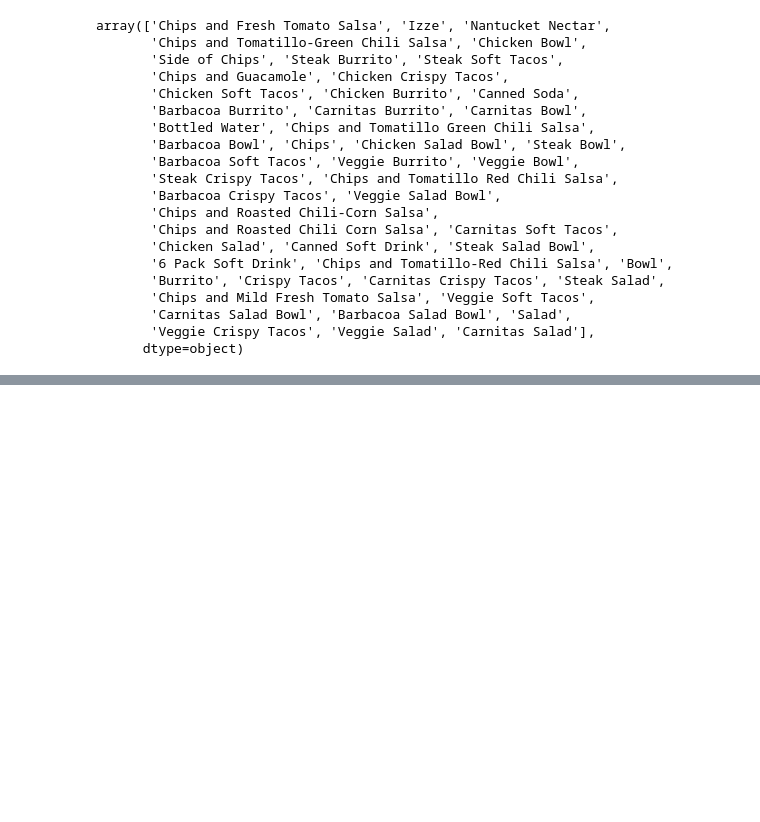
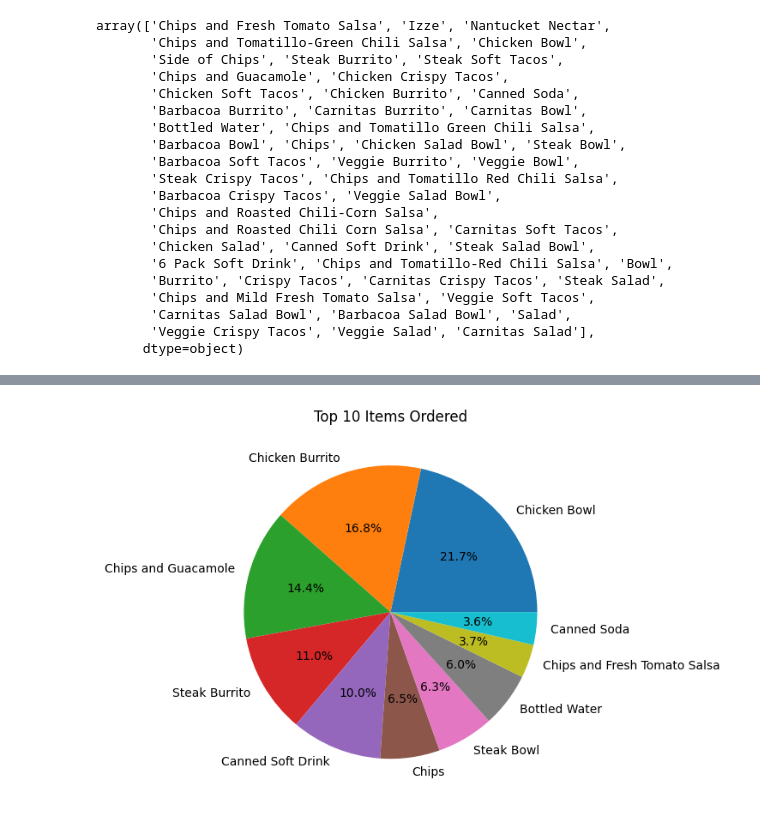
Before and after one commit to nicngu749/orange-data-exploration, a Jupyter notebook: chipotle_data.ipynb, the cells around one changed output, grey strips where cells are left out. Saved outputs shown, nothing was run; the diff lists cells and outputs as text; code cells hidden in the pictures; blank space fills up the shorter version.

```diff
--- a/chipotle_data.ipynb
+++ b/chipotle_data.ipynb
@@ -99,0 +109,8 @@ most_sold = chipotle_data.groupby('item_name')
+# %%
+top_ten = chipotle_data.groupby('item_name')['quantity'].sum().nlargest(10)
+plt.pie(top_ten, labels=top_ten.index, autopct='%1.1f%%')
+plt.title("Top 10 Items Ordered")
+plt.tight_layout()
+plt.show()
+# %% [output]
+[figure, added]
```
Also changed, not shown: parts of 5 cells of this notebook.
